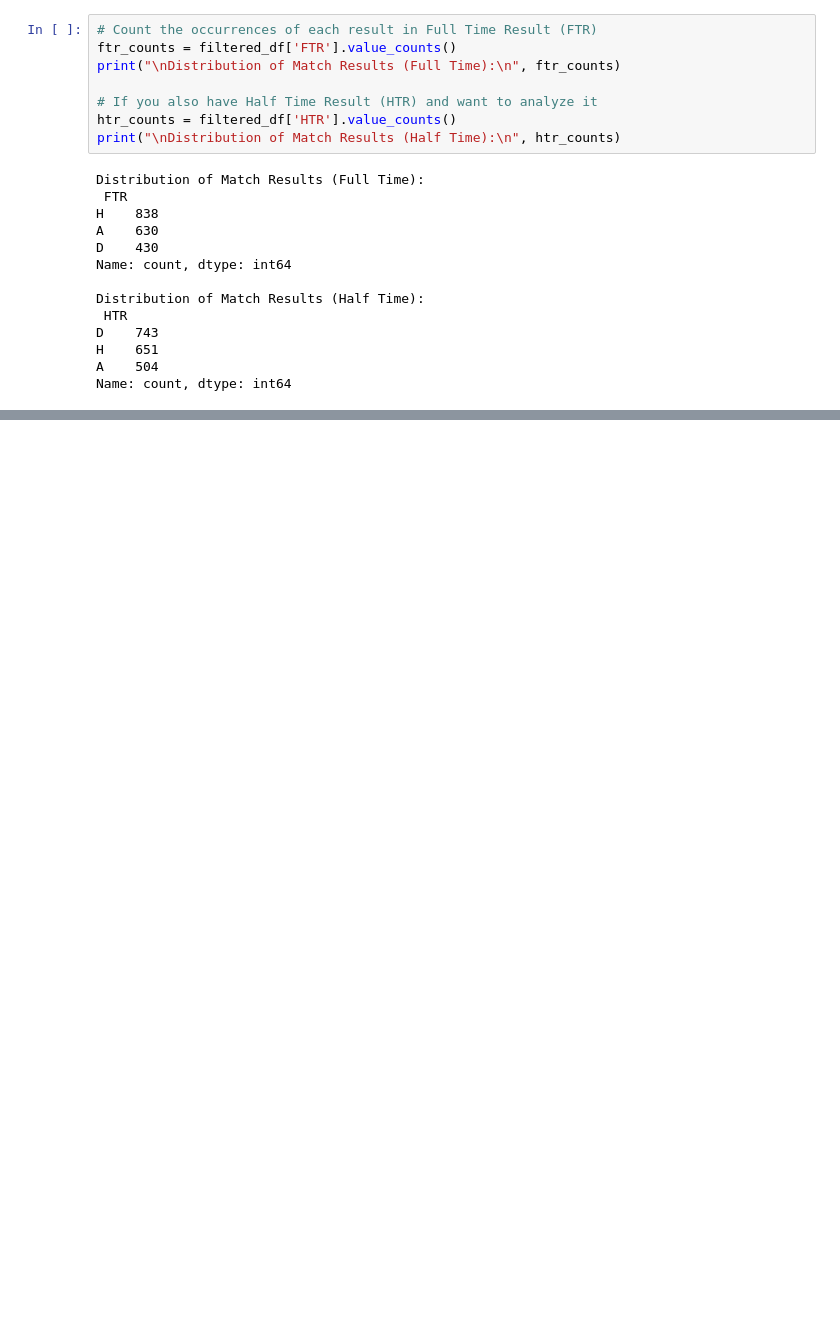
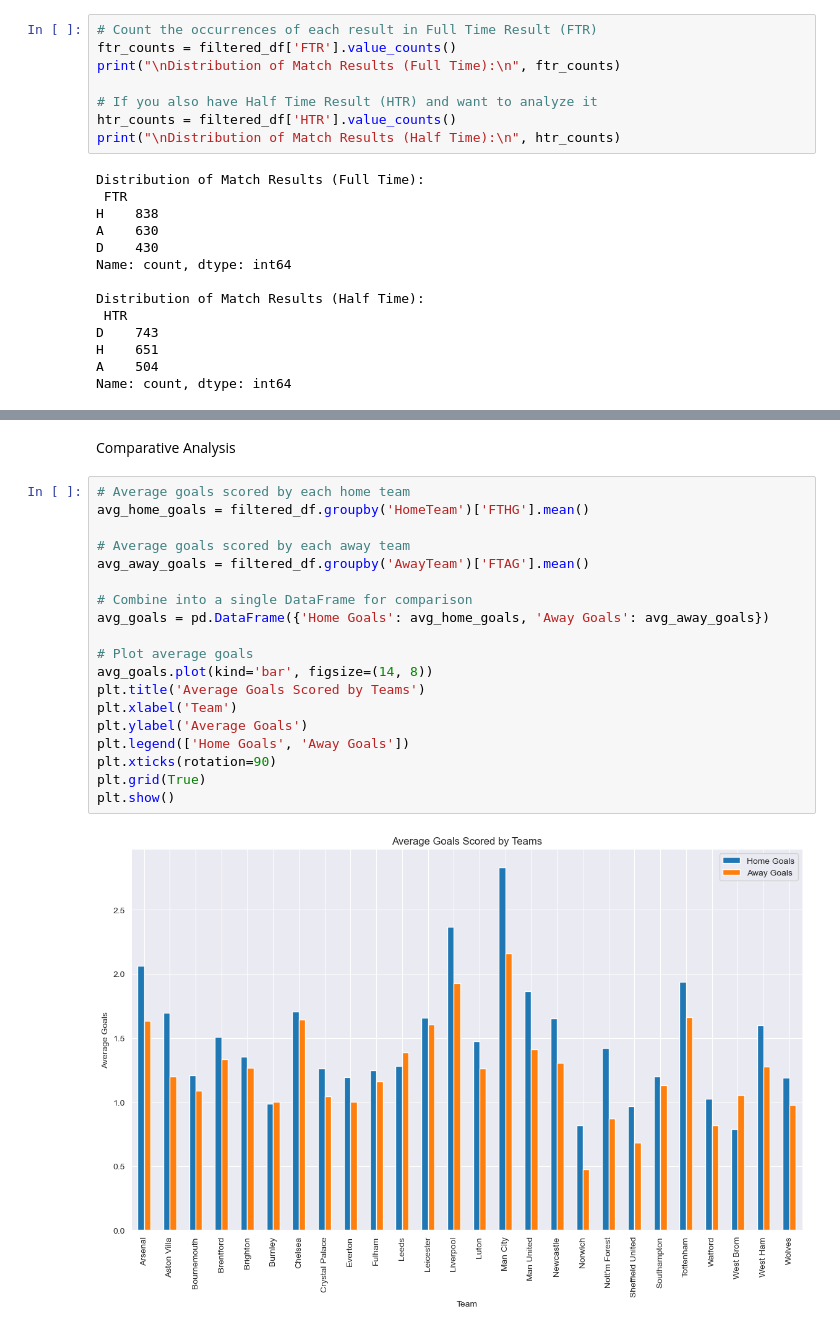
Before and after one commit to jforeroluque/Premier_League_Data_Analysis, a Jupyter notebook: DSM020_Premier_League_EA.ipynb, the cells around one changed output, grey strips where cells are left out. Drawn from its saved outputs; the diff is of its cells as text; blank space fills up the shorter version.

```diff
--- a/DSM020_Premier_League_EA.ipynb
+++ b/DSM020_Premier_League_EA.ipynb
@@ -355,0 +442,23 @@ TypeError: ufunc 'isinf' not supported for the input types, and the inputs could
+# %% [markdown]
+Comparative Analysis
+# %%
+# Average goals scored by each home team
+avg_home_goals = filtered_df.groupby('HomeTeam')['FTHG'].mean()
+
+# Average goals scored by each away team
+avg_away_goals = filtered_df.groupby('AwayTeam')['FTAG'].mean()
+
+# Combine into a single DataFrame for comparison
+avg_goals = pd.DataFrame({'Home Goals': avg_home_goals, 'Away Goals': avg_away_goals})
+
+# Plot average goals
+avg_goals.plot(kind='bar', figsize=(14, 8))
+plt.title('Average Goals Scored by Teams')
+plt.xlabel('Team')
+plt.ylabel('Average Goals')
+plt.legend(['Home Goals', 'Away Goals'])
+plt.xticks(rotation=90)
+plt.grid(True)
+plt.show()
+# %% [output]
+[figure, added]
```
Also changed, not shown: parts of 46 cells of this notebook.
